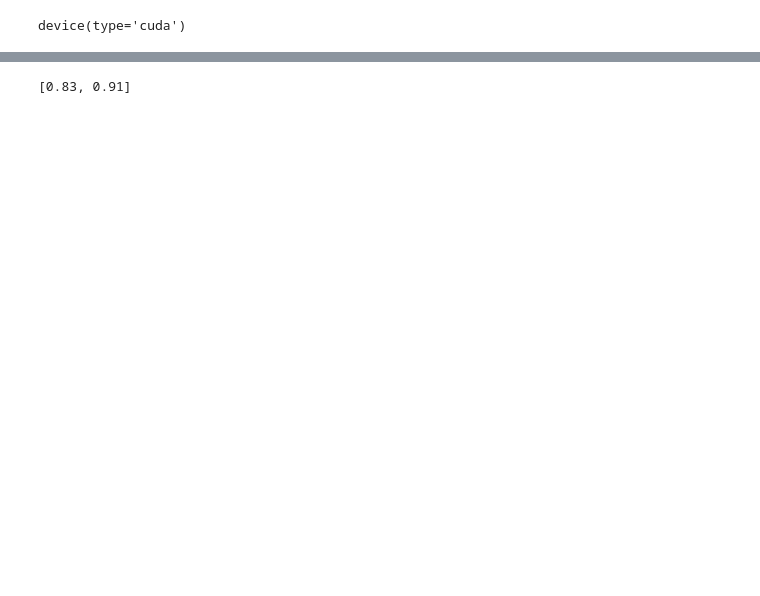
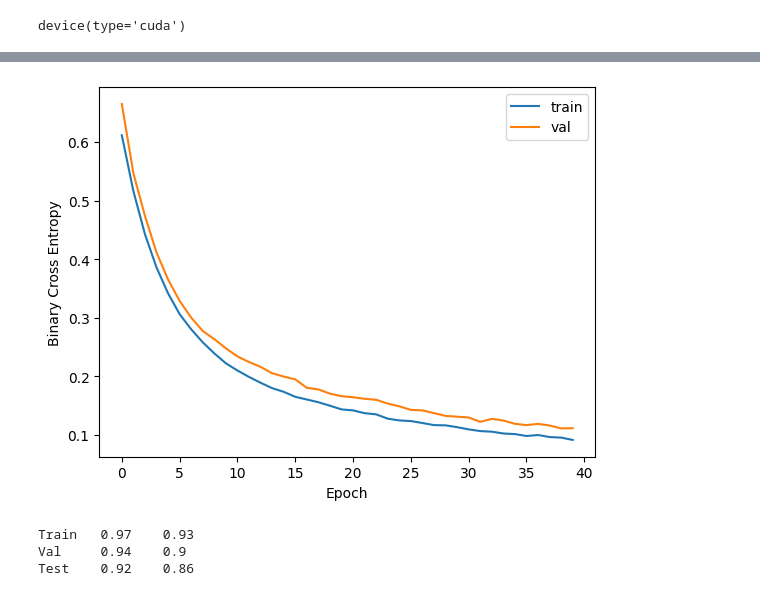
Before and after one commit to ArtemF42/tongue, a Jupyter notebook: segmentation.ipynb, the cells around one changed output, grey strips where cells are left out. Drawn from its saved outputs; the diff is of its cells as text; code cells hidden in the pictures; blank space fills up the shorter version.

```diff
--- a/segmentation.ipynb
+++ b/segmentation.ipynb
@@ -95,6 +95,6 @@ plot_image_grid([restore_image(image), mask])
 # %%
 train_dataloader = DataLoader(train_dataset, batch_size=16, shuffle=True)
-val_dataloader = DataLoader(val_dataset, batch_size=16, shuffle=True)
+val_dataloader = DataLoader(val_dataset, batch_size=16)
 test_dataloader = DataLoader(test_dataset, batch_size=16)
 # %%
 def train(model: nn.Module,
@@ -143,9 +143,11 @@ def train(model: nn.Module,
         plt.legend()
         plt.show()
 # %%
-model = DeepLabV3Plus(encoder_name='resnet18', activation='sigmoid').to(DEVICE)
+model = DeepLabV3Plus(encoder_name='resnet34', activation='sigmoid').to(DEVICE)
 optimizer = torch.optim.Adam(model.parameters(), lr=1e-5)
 loss_func = torch.nn.BCELoss()
 # %%
-train(model, optimizer, loss_func, train_dataloader, val_dataloader)
+train(model, optimizer, loss_func, train_dataloader, val_dataloader, n_epochs=40)
+# %% [output]
+[figure, added]
 # %%
@@ -169,4 +171,7 @@ def evaluate_metrics(model, dataloader: DataLoader, metrics: Callable) -> float:
-# %%
-evaluate_metrics(model, test_dataloader, [BinaryJaccardIndex(), Dice()])
-# %% [output]
-[0.83, 0.91]
+# %%
+for label, dataloader in zip(('Train', 'Val', 'Test'), (train_dataloader, val_dataloader, test_dataloader)):
+    print(label, *evaluate_metrics(model, dataloader, (dice, binary_jaccard_index)), sep='\t')
+# %% [output]
+Train   0.97    0.93
+Val     0.94    0.9
+Test    0.92    0.86
```
Also changed, not shown: parts of 6 cells of this notebook.
